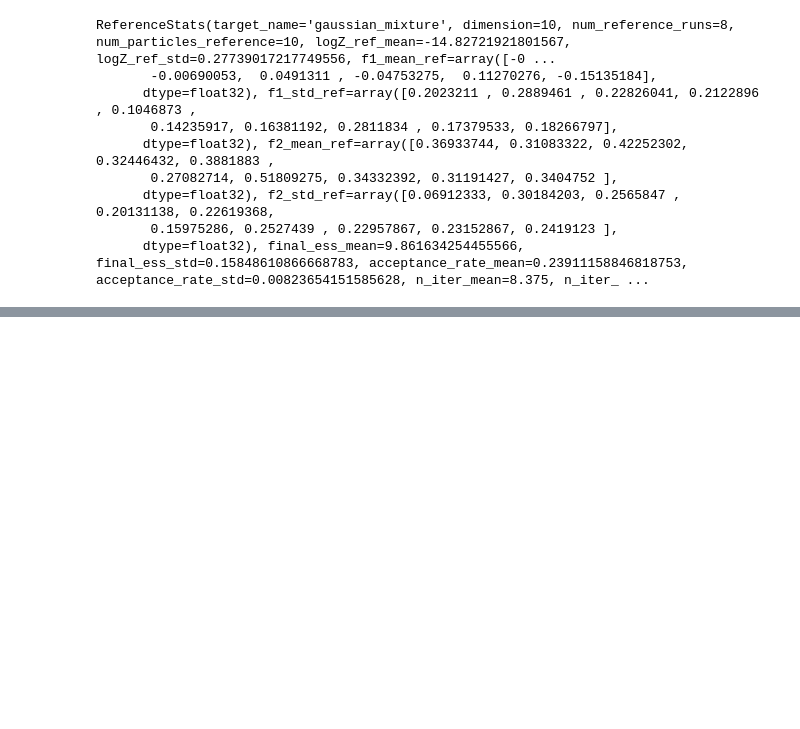
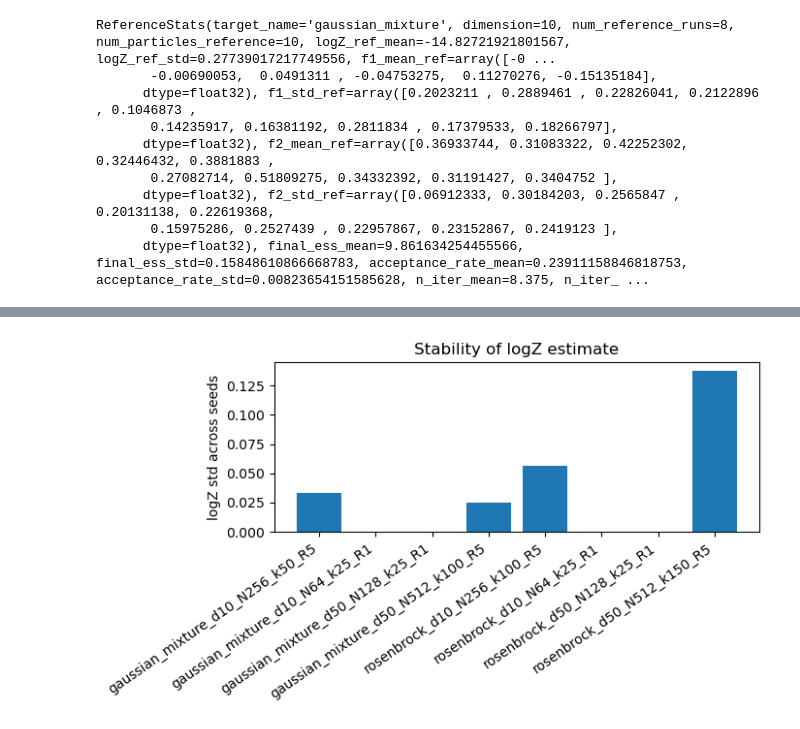
Before and after one commit to MaksKoncilja/ps-kernel-evaluation, a Jupyter notebook: code/PS.ipynb, the cells around one changed output, grey strips where cells are left out. Drawn from its saved outputs; the diff is of its cells as text; code cells hidden in the pictures; blank space fills up the shorter version.

```diff
--- a/code/PS.ipynb
+++ b/code/PS.ipynb
@@ -570,0 +1663,34 @@ NUTS acceptance path: [0.95802742 0.98905438 0.9915821  0.99540871 0.99813789 0.
+# %%
+from pathlib import Path
+import pandas as pd
+import matplotlib.pyplot as plt
+import importlib
+
+import reference
+importlib.reload(reference)
+
+# ----------------------------
+# Load all finished summary files
+# ----------------------------
+base_dir = Path("../data/results/mac_reference_runs")
+
+rows = []
+for path in sorted(base_dir.glob("*/summary.json")):
+    ref = reference.load_reference_stats(path)
+    rows.append({
+        "experiment": path.parent.name,
+        "target": ref.target_name,
+        "dimension": ref.dimension,
+        "N": ref.num_particles_reference,
+        "runs": ref.num_reference_runs,
+        "logZ_mean": ref.logZ_ref_mean,
+        "logZ_std": ref.logZ_ref_std,
+        "ESS_mean": ref.final_ess_mean,
+        "ESS_std": ref.final_ess_std,
+        "ESS_frac": ref.final_ess_mean / ref.num_particles_reference,
+        "acc_mean": ref.acceptance_rate_mean,
+        "acc_std": ref.acceptance_rate_std,
+        "n_iter_mean": ref.n_iter_mean,
+        "n_iter_std": ref.n_iter_std,
+        "summary_path": str(path),
+    })
@@ -570,0 +1709,11 @@ NUTS acceptance path: [0.95802742 0.98905438 0.9915821  0.99540871 0.99813789 0.
+# %%
+df = pd.DataFrame(rows)
+plt.figure(figsize=(7,4))
+plt.bar(df["experiment"], df["logZ_std"])
+plt.xticks(rotation=35, ha="right")
+plt.ylabel("logZ std across seeds")
+plt.title("Stability of logZ estimate")
+plt.tight_layout()
+plt.show()
+# %% [output]
+[figure, added]
```
Also changed, not shown: parts of 22 cells of this notebook.
